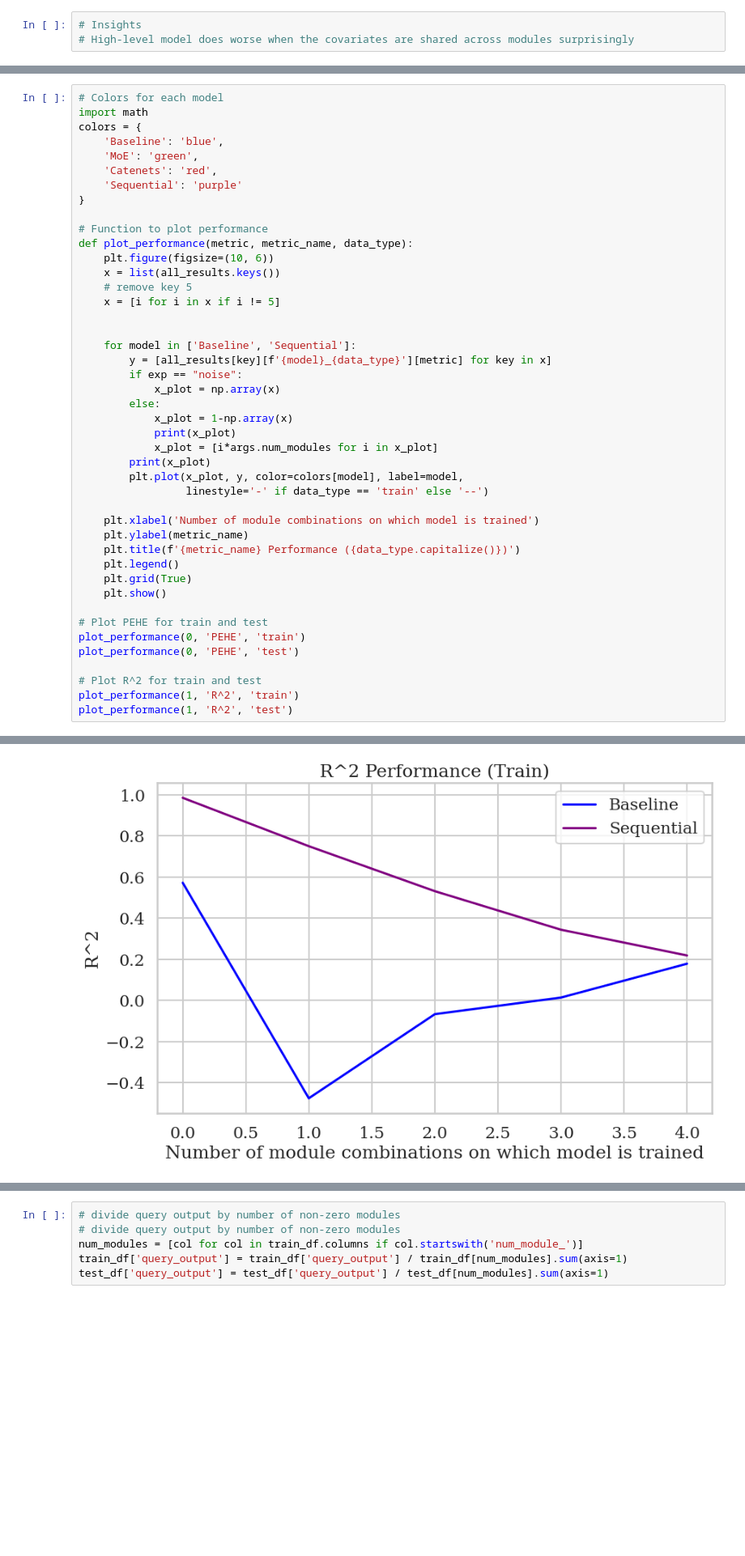
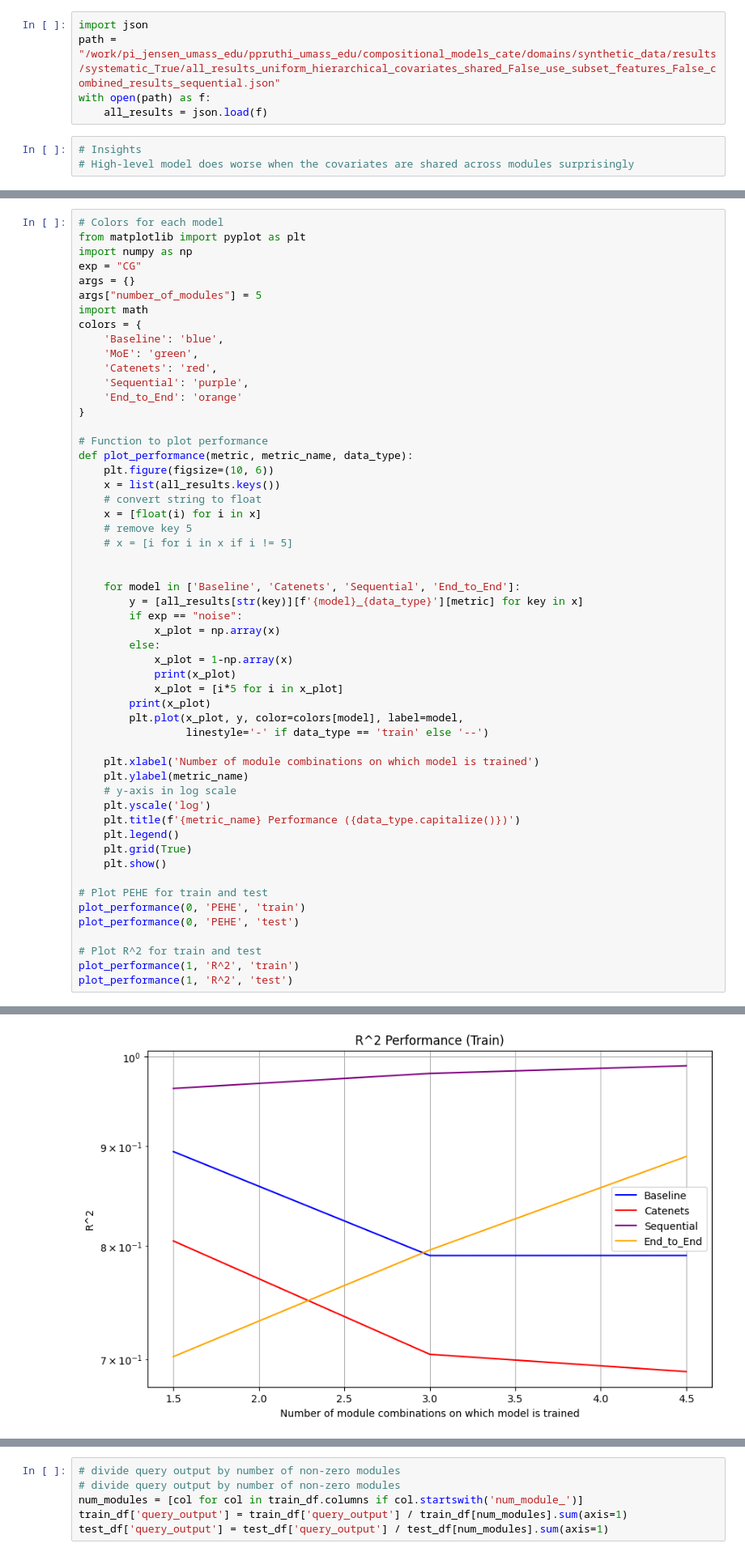
Before and after one commit to KDL-umass/compositional_models_cate, a Jupyter notebook: notebooks/sequential_analysis.ipynb, the cells around one changed output, grey strips where cells are left out. Shown at 81% size. Cells and saved outputs as stored; diff of their text form; blank space fills up the shorter version.

Commit message:
sequential exp

```diff
--- a/notebooks/sequential_analysis.ipynb
+++ b/notebooks/sequential_analysis.ipynb
@@ -46,3 +1,8 @@ all_results
+# %%
+import json
+path = "/work/pi_jensen_umass_edu/ppruthi_umass_edu/compositional_models_cate/domains/synthetic_data/results/systematic_True/all_results_uniform_hierarchical_covariates_shared_False_use_subset_features_False_combined_results_sequential.json"
+with open(path) as f:
+    all_results = json.load(f)
 # %%
 # Insights
 # High-level model does worse when the covariates are shared across modules surprisingly
@@ -151,35 +75,45 @@ all_results
 # %%
 # Colors for each model
+from matplotlib import pyplot as plt
+import numpy as np
+exp = "CG"
+args = {}
+args["number_of_modules"] = 5
 import math
 colors = {
     'Baseline': 'blue',
     'MoE': 'green',
     'Catenets': 'red',
-    'Sequential': 'purple'
+    'Sequential': 'purple',
+    'End_to_End': 'orange'
 }
 
 # Function to plot performance
 def plot_performance(metric, metric_name, data_type):
     plt.figure(figsize=(10, 6))
     x = list(all_results.keys())
+    # convert string to float
+    x = [float(i) for i in x]
     # remove key 5
-    x = [i for i in x if i != 5]
+    # x = [i for i in x if i != 5]
 
 
-    for model in ['Baseline', 'Sequential']:
-        y = [all_results[key][f'{model}_{data_type}'][metric] for key in x]
+    for model in ['Baseline', 'Catenets', 'Sequential', 'End_to_End']:
+        y = [all_results[str(key)][f'{model}_{data_type}'][metric] for key in x]
         if exp == "noise":
             x_plot = np.array(x)
         else:
             x_plot = 1-np.array(x)
             print(x_plot)
-            x_plot = [i*args.num_modules for i in x_plot]
+            x_plot = [i*5 for i in x_plot]
         print(x_plot)
         plt.plot(x_plot, y, color=colors[model], label=model,
                  linestyle='-' if data_type == 'train' else '--')
 
     plt.xlabel('Number of module combinations on which model is trained')
     plt.ylabel(metric_name)
+    # y-axis in log scale
+    plt.yscale('log')
     plt.title(f'{metric_name} Performance ({data_type.capitalize()})')
     plt.legend()
     plt.grid(True)
@@ -204 +156 @@ plot_performance(1, 'R^2', 'test')
-[figure, old version]
+[figure, new version]
```
Also changed, not shown: parts of 9 cells of this notebook, 4 other files.
